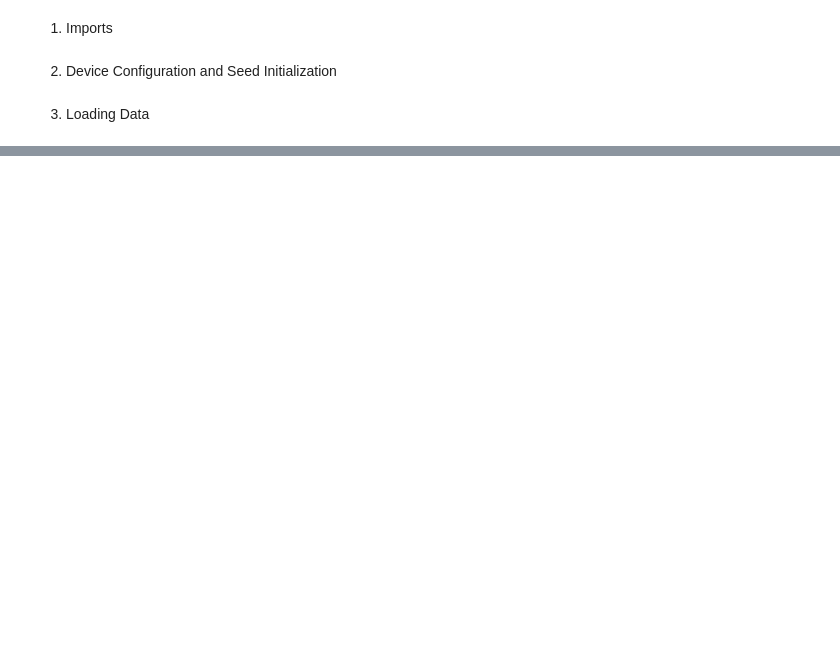
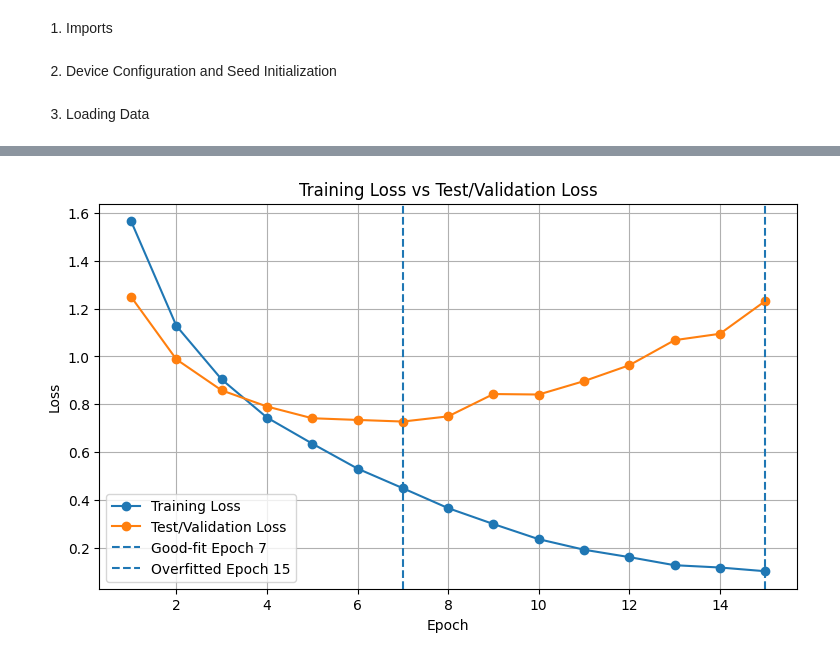
Before and after one commit to OistrakhAleksandra/MachineLearning_CNN_and_MLP_Project, a Jupyter notebook: Improved_codes(Answers)/Task#3_Overfitting_Analysis.ipynb, the cells around one changed output, grey strips where cells are left out. Cells and saved outputs as stored; diff of their text form; code cells hidden in the pictures; blank space fills up the shorter version.

```diff
--- a/Improved_codes(Answers)/Task#3_Overfitting_Analysis.ipynb
+++ b/Improved_codes(Answers)/Task#3_Overfitting_Analysis.ipynb
@@ -425,0 +279,79 @@ print(f"Large CNN Final Validation Accuracy: {large_history['val_acc'][-1]:.2f}%
+# %%
+epochs = range(1, num_epochs + 1)
+
+# Good-fit epoch = lowest test/validation loss
+good_fit_epoch = np.argmin(test_losses) + 1
+
+# Overfitted epoch = final epoch after test loss increases while training keeps improving
+overfit_epoch = num_epochs
+
+print("\nQUESTION 3: GOOD-FIT VS OVERFITTING")
+print("=" * 50)
+print(f"Good-fit epoch: {good_fit_epoch}")
+print(f"Overfitted epoch: {overfit_epoch}")
+print(f"Lowest Test/Validation Loss: {min(test_losses):.4f}")
+print(f"Test/Validation Loss at Overfitted Epoch: {test_losses[-1]:.4f}")
+print(f"Training Accuracy at Overfitted Epoch: {train_accs[-1]:.2f}%")
+print(f"Test/Validation Accuracy at Overfitted Epoch: {test_accs[-1]:.2f}%")
+
+# ------------------------------------------------------------------------------
+# Graph 1: Training Loss vs Test/Validation Loss
+# ------------------------------------------------------------------------------
+
+plt.figure(figsize=(9, 5))
+
+plt.plot(epochs, train_losses, marker='o', label='Training Loss')
+plt.plot(epochs, test_losses, marker='o', label='Test/Validation Loss')
+
+plt.axvline(good_fit_epoch, linestyle='--', label=f'Good-fit Epoch {good_fit_epoch}')
+plt.axvline(overfit_epoch, linestyle='--', label=f'Overfitted Epoch {overfit_epoch}')
+
+plt.xlabel('Epoch')
+plt.ylabel('Loss')
+plt.title('Training Loss vs Test/Validation Loss')
+plt.legend()
+plt.grid(True)
+
+plt.show()
+
+# ------------------------------------------------------------------------------
+# Graph 2: Training Accuracy vs Test/Validation Accuracy
+# ------------------------------------------------------------------------------
+
+plt.figure(figsize=(9, 5))
+
+plt.plot(epochs, train_accs, marker='o', label='Training Accuracy')
+plt.plot(epochs, test_accs, marker='o', label='Test/Validation Accuracy')
+
+plt.axvline(good_fit_epoch, linestyle='--', label=f'Good-fit Epoch {good_fit_epoch}')
+plt.axvline(overfit_epoch, linestyle='--', label=f'Overfitted Epoch {overfit_epoch}')
+
+plt.xlabel('Epoch')
+plt.ylabel('Accuracy (%)')
+plt.title('Training Accuracy vs Test/Validation Accuracy')
+plt.legend()
+plt.grid(True)
+
+plt.show()
+
+# ------------------------------------------------------------------------------
+# Graph 3: Train-Test Accuracy Gap
+# ------------------------------------------------------------------------------
+
+accuracy_gap = np.array(train_accs) - np.array(test_accs)
+
+plt.figure(figsize=(9, 5))
+
+plt.plot(epochs, accuracy_gap, marker='o', label='Train-Test Accuracy Gap')
+
+plt.axvline(good_fit_epoch, linestyle='--', label=f'Good-fit Epoch {good_fit_epoch}')
+plt.axvline(overfit_epoch, linestyle='--', label=f'Overfitted Epoch {overfit_epoch}')
+
+plt.xlabel('Epoch')
+plt.ylabel('Accuracy Gap (%)')
+plt.title('Generalization Gap Across Epochs')
+plt.legend()
+plt.grid(True)
+
+plt.show()
+# %% [output]
@@ -425,0 +366 @@ print(f"Large CNN Final Validation Accuracy: {large_history['val_acc'][-1]:.2f}%
+[figure, added]
```
Also changed, not shown: parts of 15 cells of this notebook, 2 other files.
